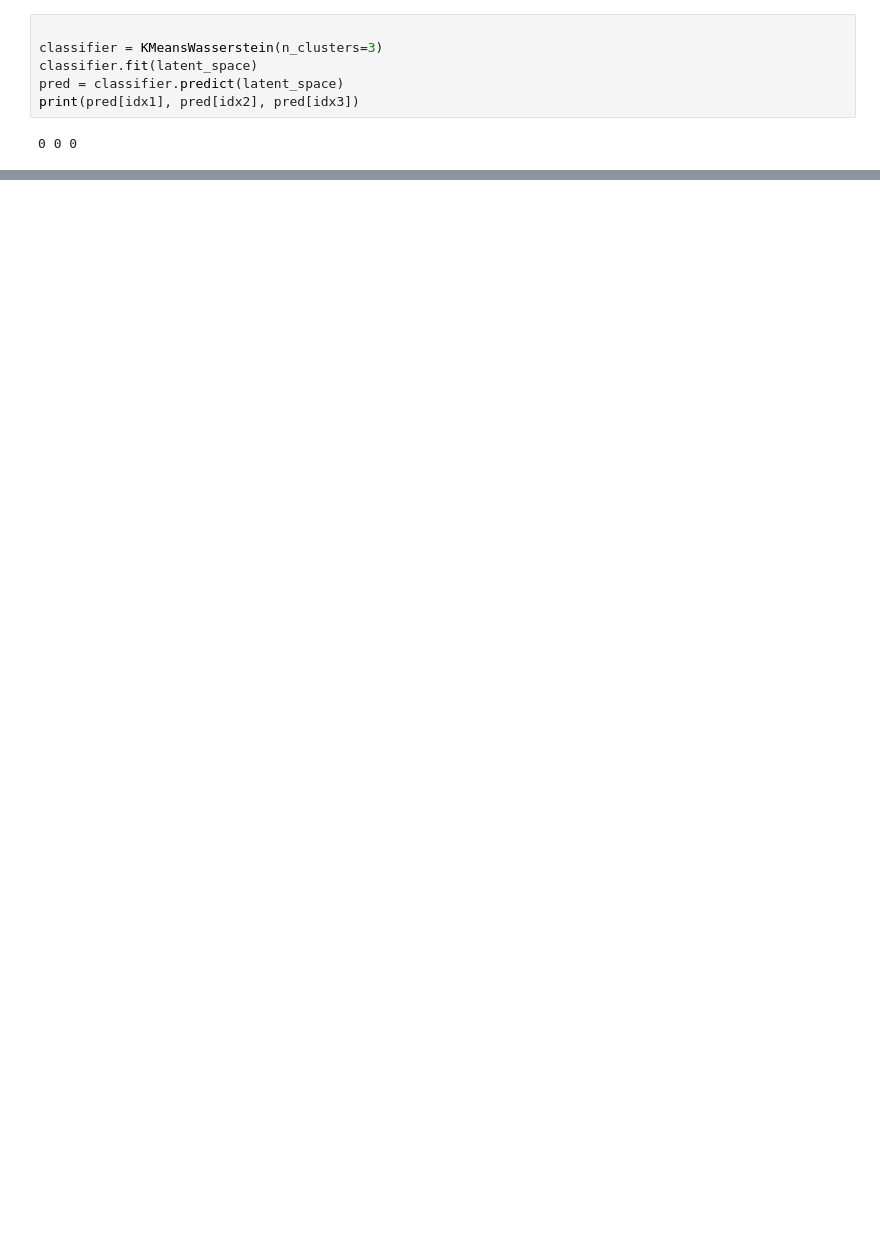
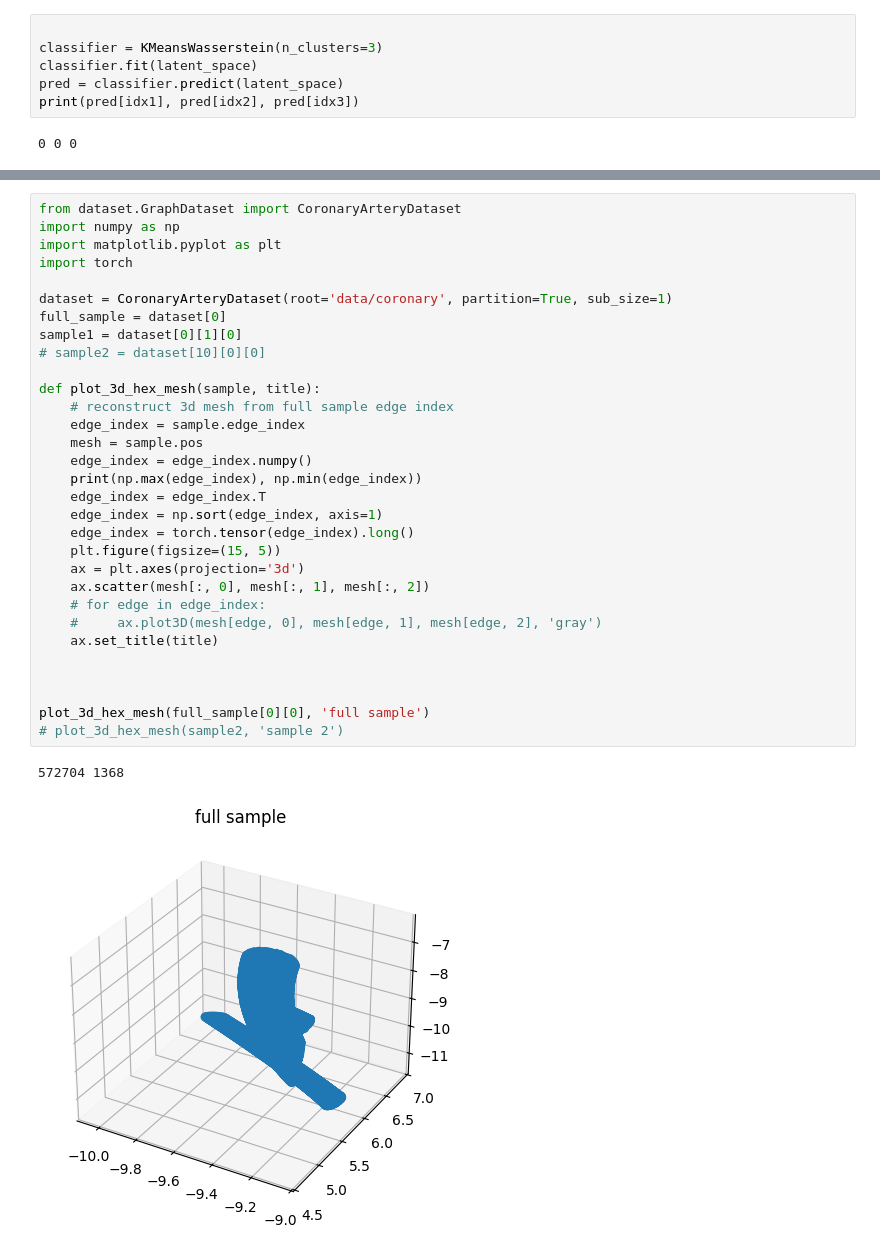
Before and after one commit to cmudrc/ALDS, a Jupyter notebook: data.ipynb, the cells around one changed output, grey strips where cells are left out. Cells and saved outputs as stored; diff of their text form; blank space fills up the shorter version.

Commit message:
merge data.ipynb

```diff
--- a/data.ipynb
+++ b/data.ipynb
@@ -117,0 +124,34 @@ ax[2].plot(latent_space[label_2_loc[0][288000]])
+# %%
+from dataset.GraphDataset import CoronaryArteryDataset
+import numpy as np
+import matplotlib.pyplot as plt
+import torch
+
+dataset = CoronaryArteryDataset(root='data/coronary', partition=True, sub_size=1)
+full_sample = dataset[0]
+sample1 = dataset[0][1][0]
+# sample2 = dataset[10][0][0]
+
+def plot_3d_hex_mesh(sample, title):
+    # reconstruct 3d mesh from full sample edge index
+    edge_index = sample.edge_index
+    mesh = sample.pos
+    edge_index = edge_index.numpy()
+    print(np.max(edge_index), np.min(edge_index))
+    edge_index = edge_index.T
+    edge_index = np.sort(edge_index, axis=1)
+    edge_index = torch.tensor(edge_index).long()
+    plt.figure(figsize=(15, 5))
+    ax = plt.axes(projection='3d')
+    ax.scatter(mesh[:, 0], mesh[:, 1], mesh[:, 2])
+    # for edge in edge_index:
+    #     ax.plot3D(mesh[edge, 0], mesh[edge, 1], mesh[edge, 2], 'gray')
+    ax.set_title(title)
+
+
+
+plot_3d_hex_mesh(full_sample[0][0], 'full sample')
+# plot_3d_hex_mesh(sample2, 'sample 2')
+# %% [output]
+572704 1368
+[figure, added]
```
Also changed, not shown: parts of 7 cells of this notebook.
